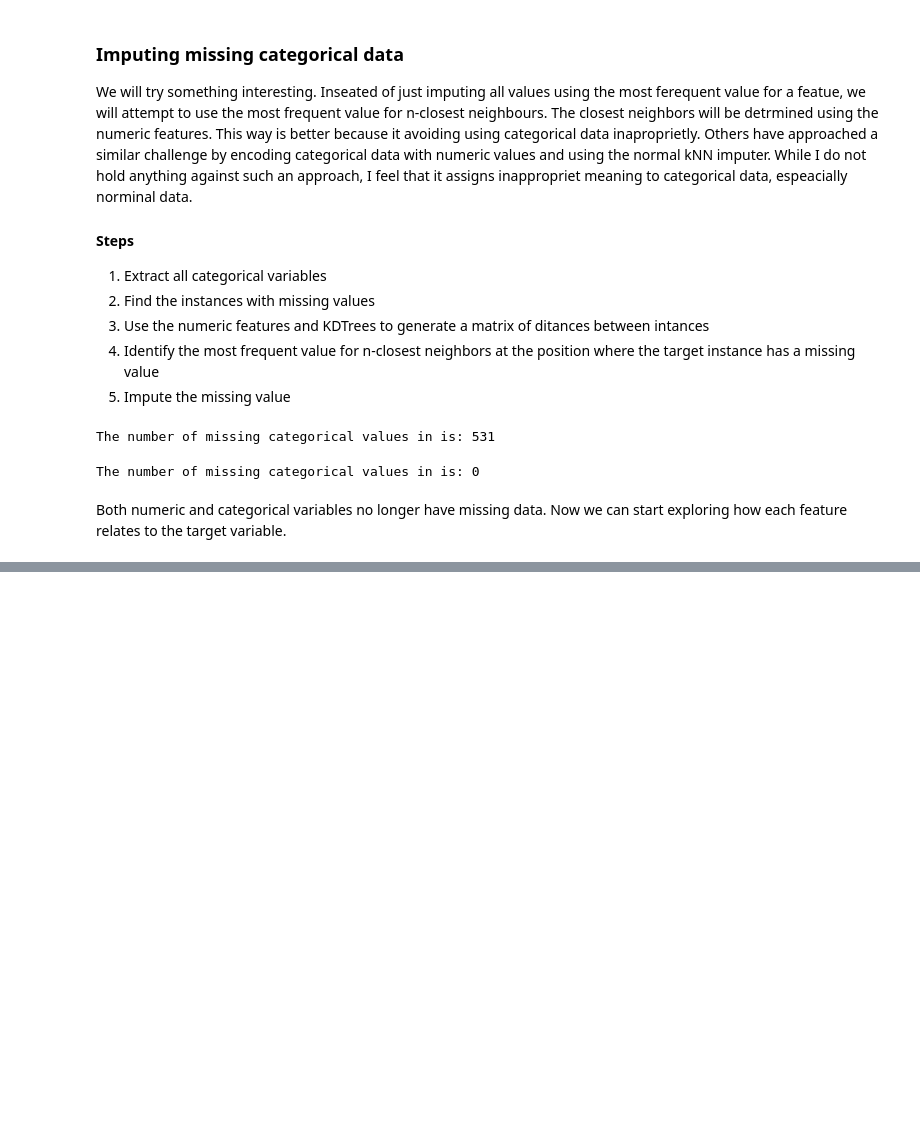
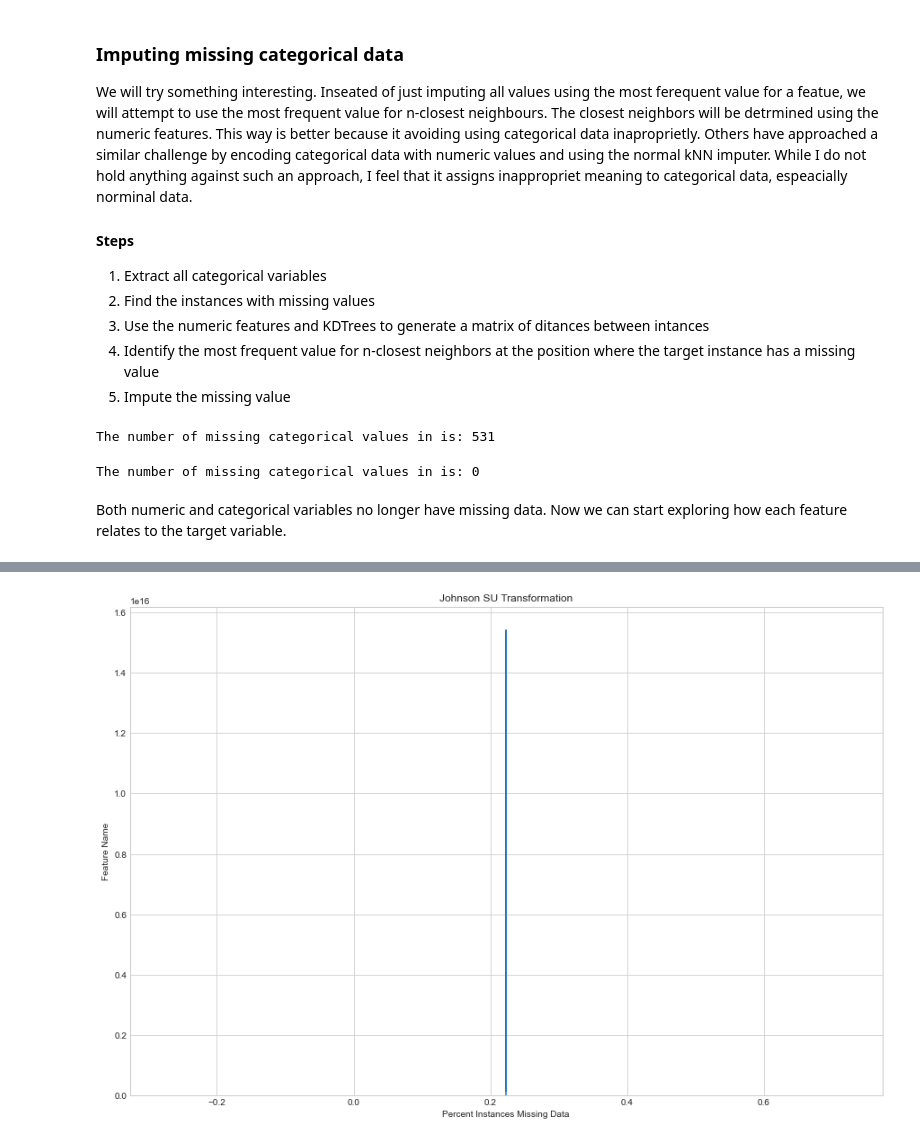
Before and after one commit to Murotiwamambo/House-Price-Predicitions, a Jupyter notebook: Exploratory Data Analysis.ipynb, the cells around one changed output, grey strips where cells are left out. Drawn from its saved outputs; the diff is of its cells as text; code cells hidden in the pictures; blank space fills up the shorter version.

```diff
--- a/Exploratory Data Analysis.ipynb
+++ b/Exploratory Data Analysis.ipynb
@@ -338,0 +469,9 @@ Both numeric and categorical variables no longer have missing data. Now we can s
+# %%
+fig,axes = plt.subplots(figsize=(15,10))
+axes = sns.distplot(transformed_numeric_df['SalePrice'])
+plt.xlabel('Percent Instances Missing Data')
+plt.ylabel('Feature Name')
+plt.title('Johnson SU Transformation')
+plt.show()
+# %% [output]
+[figure, added]
```
Also changed, not shown: parts of 24 cells of this notebook.
